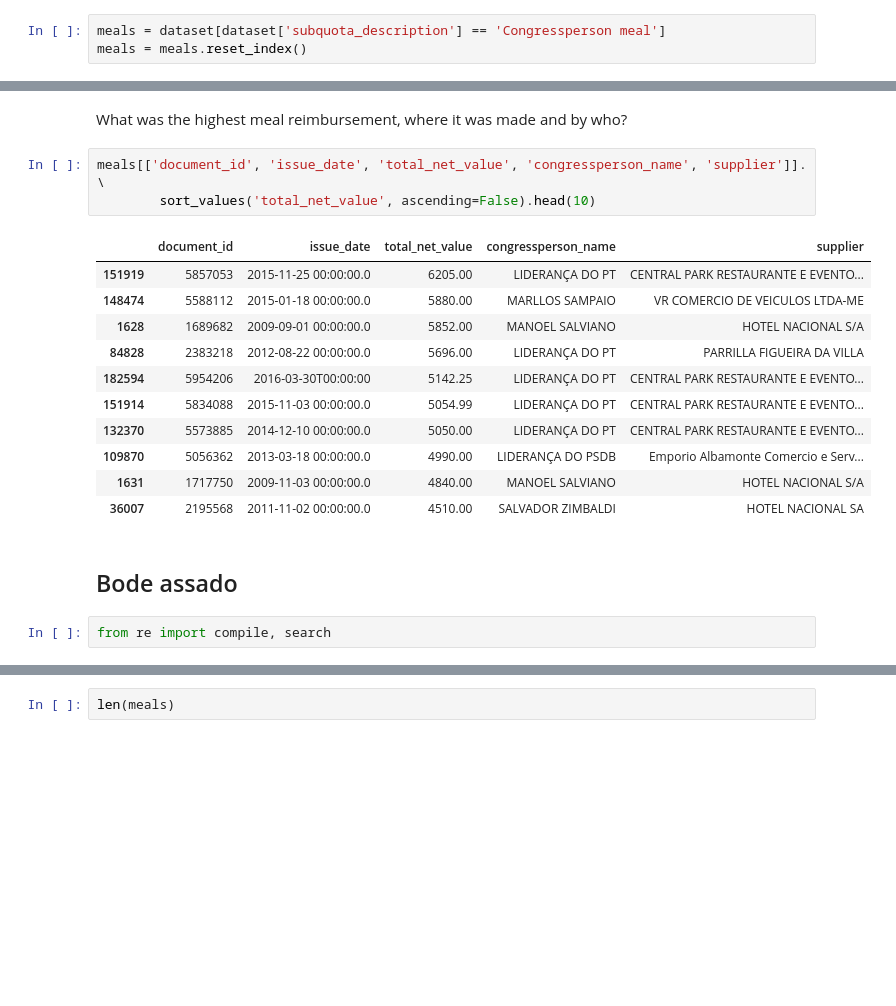
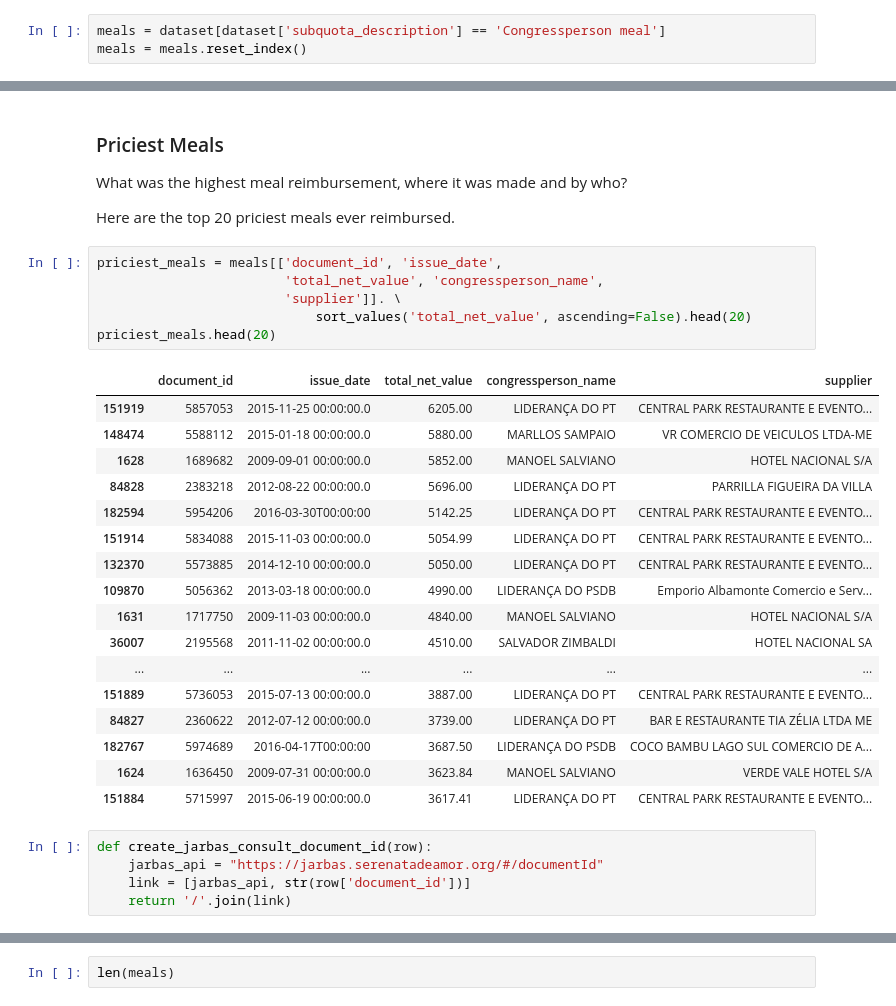
Before and after one commit to okfn-brasil/serenata-de-amor, a Jupyter notebook: develop/2017-04-06-jtemporal-cuducos-ph-exploratory-analysis.ipynb, the cells around one changed output, grey strips where cells are left out. Saved outputs shown, nothing was run; the diff lists cells and outputs as text; blank space fills up the shorter version.

```diff
--- a/develop/2017-04-06-jtemporal-cuducos-ph-exploratory-analysis.ipynb
+++ b/develop/2017-04-06-jtemporal-cuducos-ph-exploratory-analysis.ipynb
@@ -145,21 +177,34 @@ meals_aggregation.sort_values(['expenses', 'sum'], ascending=[False, False]).hea
 # %% [markdown]
+### Priciest Meals
 What was the highest meal reimbursement, where it was made and by who?
+
+Here are the top 20 priciest meals ever reimbursed.
 # %%
-meals[['document_id', 'issue_date', 'total_net_value', 'congressperson_name', 'supplier']]. \
-        sort_values('total_net_value', ascending=False).head(10)
+priciest_meals = meals[['document_id', 'issue_date',
+                        'total_net_value', 'congressperson_name',
+                        'supplier']]. \
+                            sort_values('total_net_value', ascending=False).head(20)
+priciest_meals.head(20)
 # %% [output]
 |  | document_id | issue_date | total_net_value | congressperson_name | supplier |
 | 151919 | 5857053 | 2015-11-25 00:00:00.0 | 6205.00 | LIDERANÇA DO PT | CENTRAL PARK RESTAURANTE E EVENTO... |
 | 148474 | 5588112 | 2015-01-18 00:00:00.0 | 5880.00 | MARLLOS SAMPAIO | VR COMERCIO DE VEICULOS LTDA-ME |
 | 1628 | 1689682 | 2009-09-01 00:00:00.0 | 5852.00 | MANOEL SALVIANO | HOTEL NACIONAL S/A |
 | 84828 | 2383218 | 2012-08-22 00:00:00.0 | 5696.00 | LIDERANÇA DO PT | PARRILLA FIGUEIRA DA VILLA |
 | 182594 | 5954206 | 2016-03-30T00:00:00 | 5142.25 | LIDERANÇA DO PT | CENTRAL PARK RESTAURANTE E EVENTO... |
 | 151914 | 5834088 | 2015-11-03 00:00:00.0 | 5054.99 | LIDERANÇA DO PT | CENTRAL PARK RESTAURANTE E EVENTO... |
 | 132370 | 5573885 | 2014-12-10 00:00:00.0 | 5050.00 | LIDERANÇA DO PT | CENTRAL PARK RESTAURANTE E EVENTO... |
 | 109870 | 5056362 | 2013-03-18 00:00:00.0 | 4990.00 | LIDERANÇA DO PSDB | Emporio Albamonte Comercio e Serv... |
 | 1631 | 1717750 | 2009-11-03 00:00:00.0 | 4840.00 | MANOEL SALVIANO | HOTEL NACIONAL S/A |
 | 36007 | 2195568 | 2011-11-02 00:00:00.0 | 4510.00 | SALVADOR ZIMBALDI | HOTEL NACIONAL SA |
+| ... | ... | ... | ... | ... | ... |
+| 151889 | 5736053 | 2015-07-13 00:00:00.0 | 3887.00 | LIDERANÇA DO PT | CENTRAL PARK RESTAURANTE E EVENTO... |
+| 84827 | 2360622 | 2012-07-12 00:00:00.0 | 3739.00 | LIDERANÇA DO PT | BAR E RESTAURANTE TIA ZÉLIA LTDA ME |
+| 182767 | 5974689 | 2016-04-17T00:00:00 | 3687.50 | LIDERANÇA DO PSDB | COCO BAMBU LAGO SUL COMERCIO DE A... |
+| 1624 | 1636450 | 2009-07-31 00:00:00.0 | 3623.84 | MANOEL SALVIANO | VERDE VALE HOTEL S/A |
+| 151884 | 5715997 | 2015-06-19 00:00:00.0 | 3617.41 | LIDERANÇA DO PT | CENTRAL PARK RESTAURANTE E EVENTO... |
-# %% [markdown]
-## Bode assado
-# %%
-from re import compile, search
+# %%
+def create_jarbas_consult_document_id(row):
+    jarbas_api = "https://jarbas.serenatadeamor.org/#/documentId"
+    link = [jarbas_api, str(row['document_id'])]
+    return '/'.join(link)
```
Also changed, not shown: parts of 41 cells of this notebook, 2 other files.
